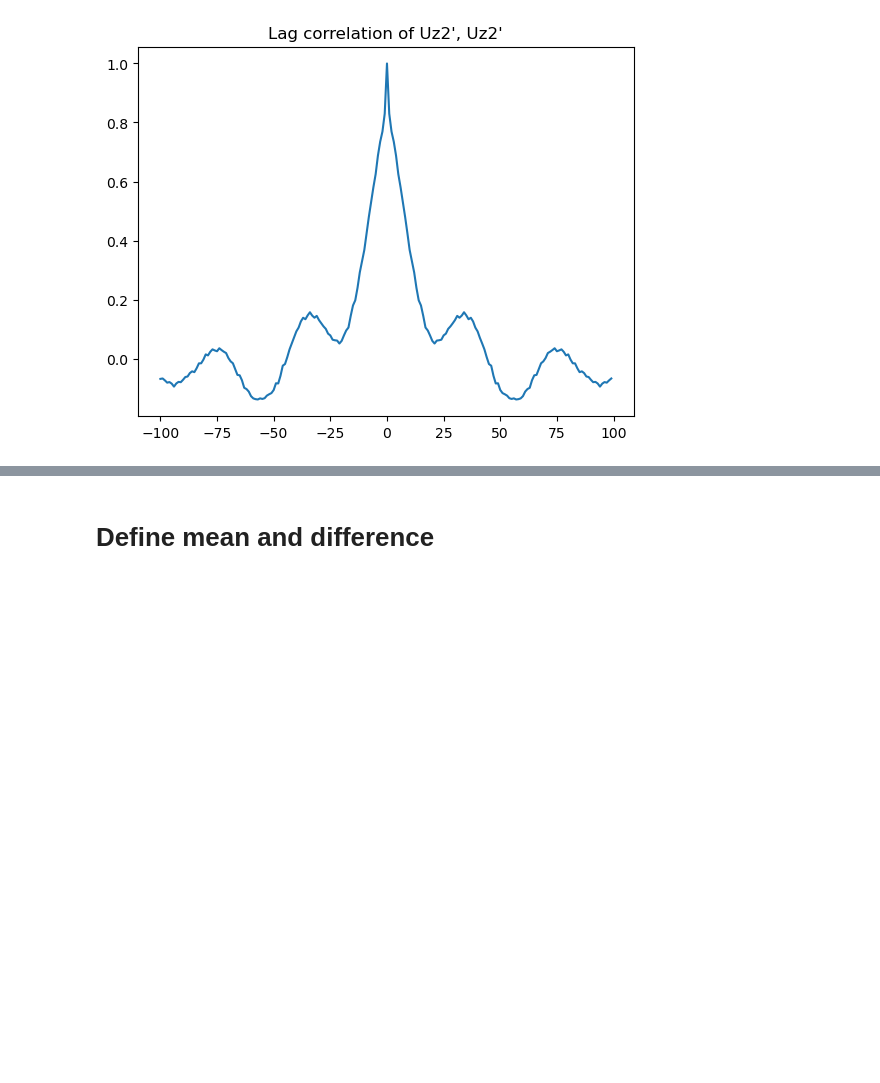
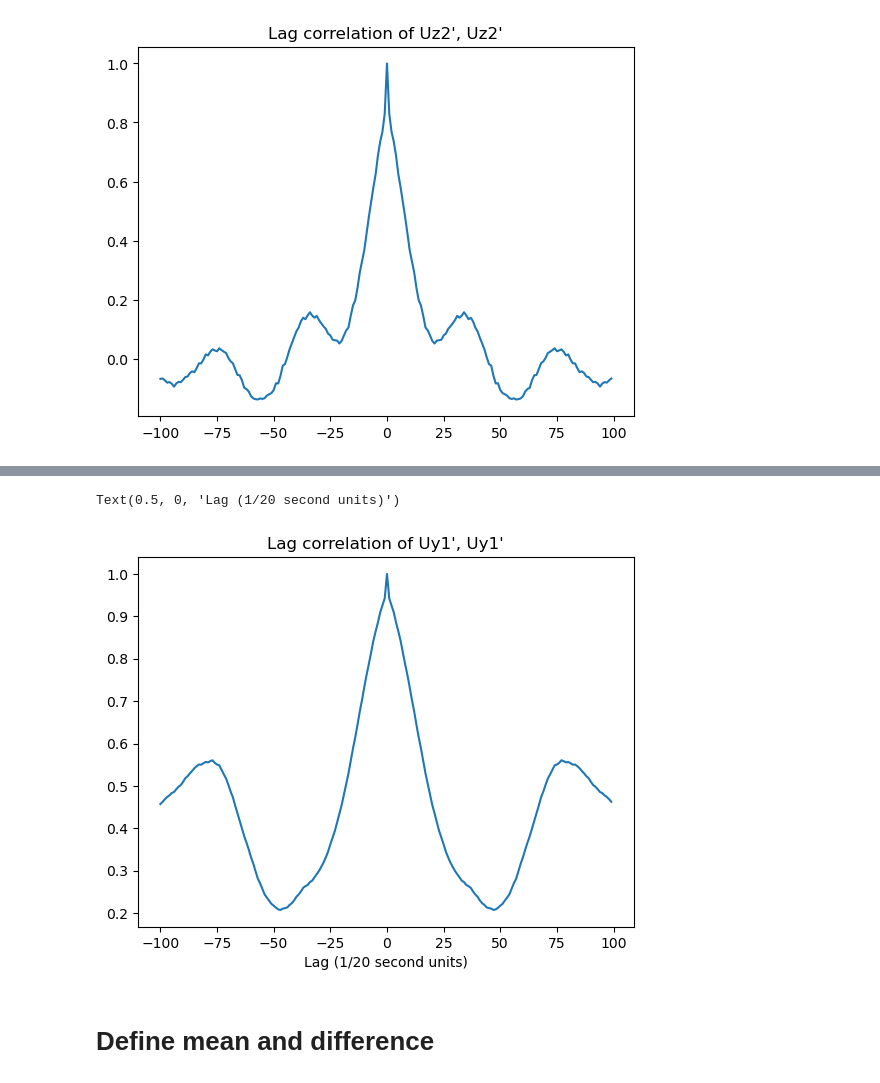
Before and after one commit to brianmapes/stratocu_waves, a Jupyter notebook: John_helicopter_data.ipynb, the cells around one changed output, grey strips where cells are left out. Drawn from its saved outputs; the diff is of its cells as text; code cells hidden in the pictures; blank space fills up the shorter version.

```diff
--- a/John_helicopter_data.ipynb
+++ b/John_helicopter_data.ipynb
@@ -359,3 +360,9 @@ Intel MKL WARNING: Support of Intel(R) Streaming SIMD Extensions 4.2 (Intel(R) S
 Intel MKL WARNING: Support of Intel(R) Streaming SIMD Extensions 4.2 (Intel(R) SSE4.2) enabled only processors has been deprecated. Intel oneAPI Math Kernel Library 2025.0 will require Intel(R) Advanc ...
 Text(0.5, 1.0, "Lag correlation of Uz2', Uz2'")
 [figure]
+# %%
+lags,vals = crosscorr(df["Uy1'"], df["Uy1'"], 100)
+plt.plot(lags,vals)
+plt.title("Lag correlation of Uy1', Uy1'")
+plt.xlabel('Lag (1/20 second units)')
+# %% [output]
@@ -362,3 +386,5 @@ Text(0.5, 1.0, "Lag correlation of Uz2', Uz2'")
+Text(0.5, 0, 'Lag (1/20 second units)')
+[figure, added]
 # %% [markdown]
 # Define mean and difference
 # %%
```
Also changed, not shown: parts of 2 cells of this notebook.
